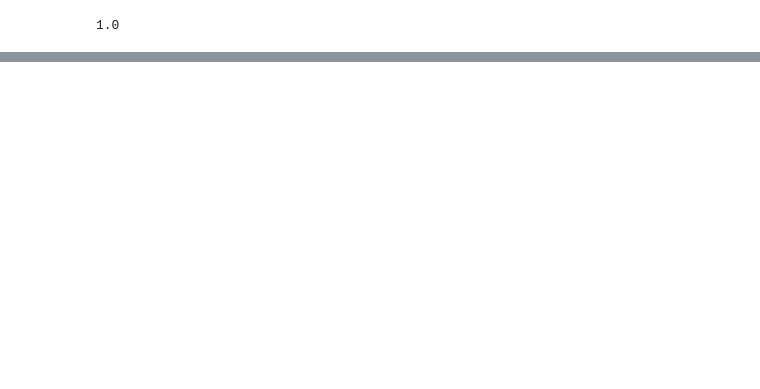
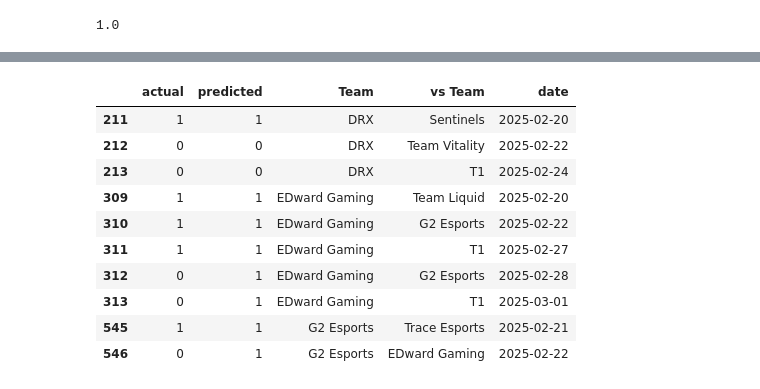
Before and after one commit to samueleallen/Valorant-Match-Predictor-w-Scraper-, a Jupyter notebook: ValorantMatchPredictor.ipynb, the cells around one changed output, grey strips where cells are left out. Cells and saved outputs as stored; diff of their text form; code cells hidden in the pictures; blank space fills up the shorter version.

```diff
--- a/ValorantMatchPredictor.ipynb
+++ b/ValorantMatchPredictor.ipynb
@@ -316,5 +324,2 @@ matches_rolling
 # %%
 matches_rolling.index = range(matches_rolling.shape[0])
-# %%
-matches_rolling['date_rolling'] = matches_rolling['date']
-matches_rolling
@@ -335,7 +326,8 @@ matches_rolling
 # %%
 def make_predictions(data, predictors):
-  train = data[data["date"] < '2025-01-01']
-  test = data[data["date"] >= '2025-01-01']
+  train = data[data["date"] < '2025-02-19']
+  test = data[data["date"] >= '2025-02-19']
+  rf.fit(train[predictors], train["result"])
   preds = rf.predict(test[predictors])
   combined = pd.DataFrame(dict(actual=test["result"], predicted=preds), index=test.index)
   precision = precision_score(test["result"], preds)
@@ -356,3 +347,3 @@ print(predictors + new_cols)
 # %%
-# predictors_and_new_cols = [col for col in predictors + new_cols if col != 'date']
-# combine, precision = make_predictions(matches_rolling, predictors_and_new_cols)
+new_rolling_predictors = [col for col in new_cols]
+combined, precision = make_predictions(matches_rolling, new_rolling_predictors)
@@ -358,0 +370,16 @@ print(predictors + new_cols)
+# %%
+combined = combined.merge(matches_rolling[["Team", "vs Team", "date"]], right_index=True, left_index=True)
+# %%
+combined.head(10)
+# %% [output]
+|  | actual | predicted | Team | vs Team | date |
+| 211 | 1 | 1 | DRX | Sentinels | 2025-02-20 |
+| 212 | 0 | 0 | DRX | Team Vitality | 2025-02-22 |
+| 213 | 0 | 0 | DRX | T1 | 2025-02-24 |
+| 309 | 1 | 1 | EDward Gaming | Team Liquid | 2025-02-20 |
+| 310 | 1 | 1 | EDward Gaming | G2 Esports | 2025-02-22 |
+| 311 | 1 | 1 | EDward Gaming | T1 | 2025-02-27 |
+| 312 | 0 | 1 | EDward Gaming | G2 Esports | 2025-02-28 |
+| 313 | 0 | 1 | EDward Gaming | T1 | 2025-03-01 |
+| 545 | 1 | 1 | G2 Esports | Trace Esports | 2025-02-21 |
+| 546 | 0 | 1 | G2 Esports | EDward Gaming | 2025-02-22 |
```
Also changed, not shown: parts of 24 cells of this notebook.
